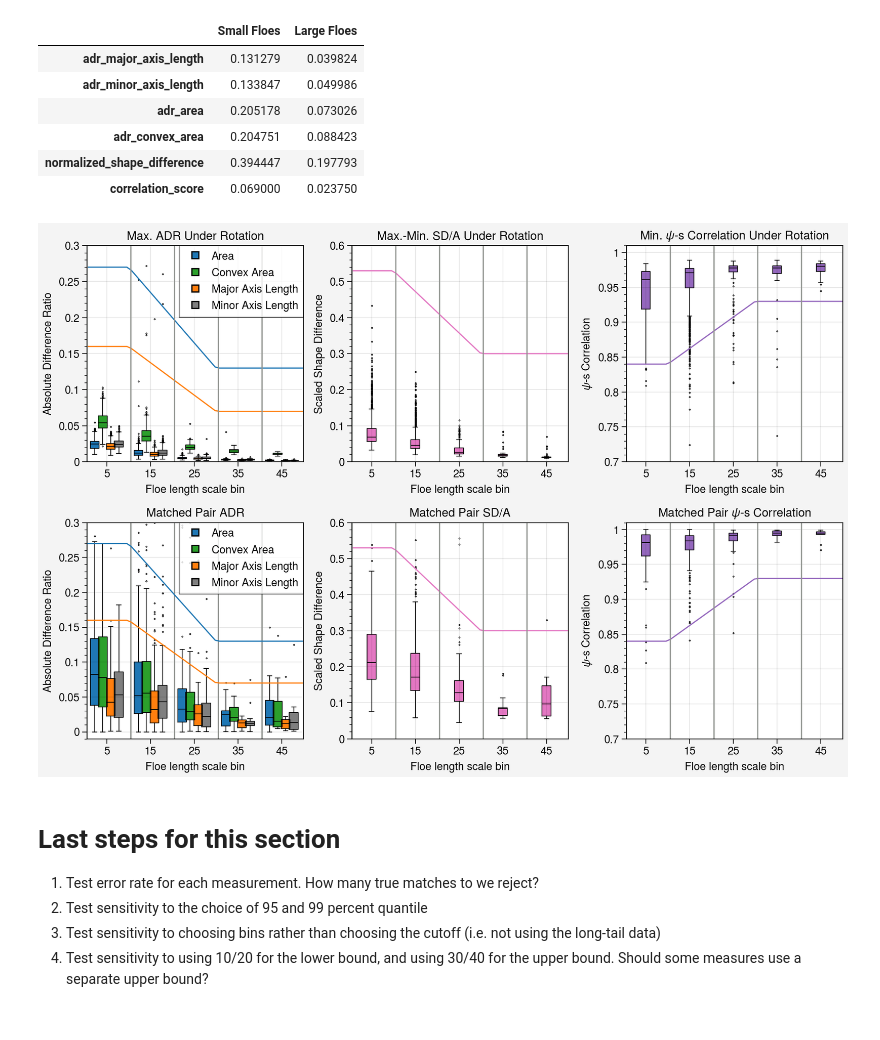
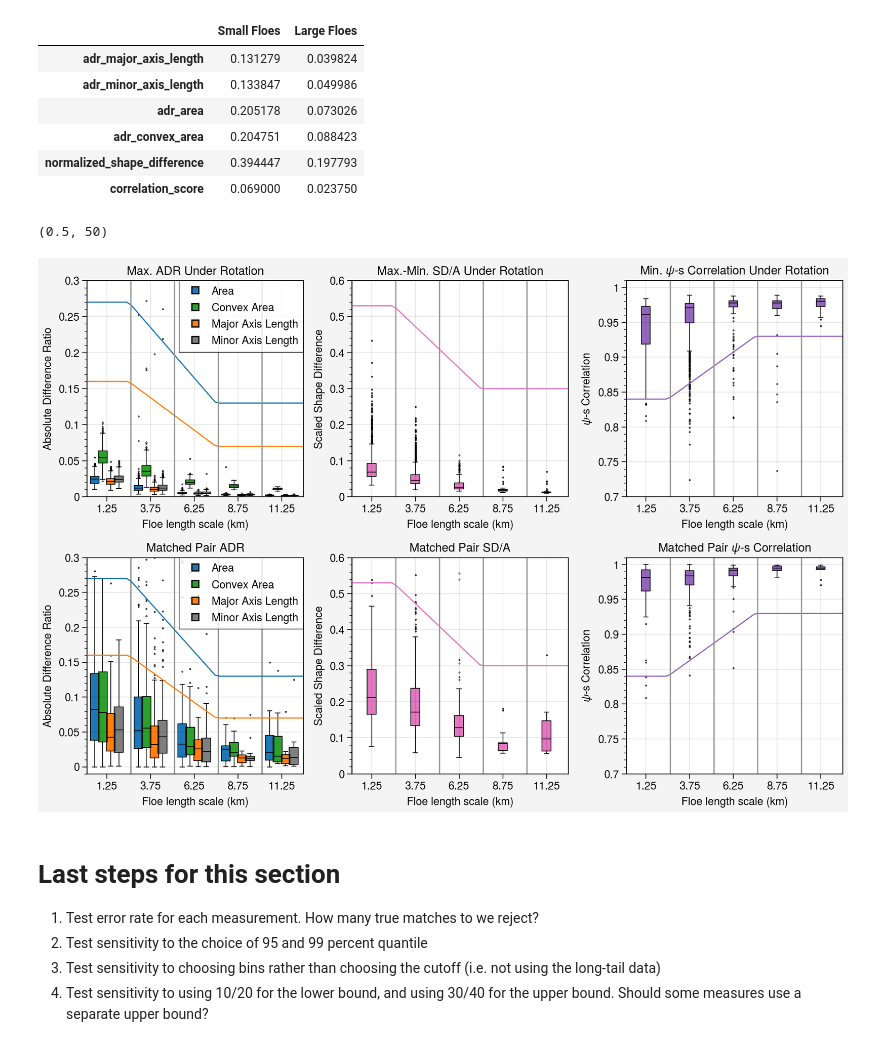
Before and after one commit to danielmwatkins/calval_tgrs, a Jupyter notebook: notebooks/tracker_matched_pairs_test_results.ipynb, the cells around one changed output. Saved outputs shown, nothing was run; the diff lists cells and outputs as text; code cells hidden in the pictures.

```diff
--- a/notebooks/tracker_matched_pairs_test_results.ipynb
+++ b/notebooks/tracker_matched_pairs_test_results.ipynb
@@ -29,0 +48,10 @@ sum(df_matched.loc[df_matched.training, 'normalized_shape_difference'] > 0.5)
+# %%
+length_min = 10
+length_max = 40
+
+fig, ax = pplt.subplots(width=6, height=3)
+x = np.linspace(min(df_mg['L']), max(df_mg['L']), 100)
+ax.scatter(df_mg['L'], df_mg['normalized_shape_difference'], marker='.', ms=4)
+ax.scatter(df_rot['L'], df_rot['max_normalized_shape_difference'], marker='.', ms=4)
+ax.plot(x, scaled_shape_difference_threshold(x), color=color, lw=1, marker='')
+ax.format(ylim=(0, 0.6), xlim=(5, 100))
@@ -58,7 +173,0 @@ ks_stat, p_value
-# %%
-fig, ax = pplt.subplots()
-ax.hist(df_matched.loc[df_matched.training & df_matched.area.between(200, 700), 'adr_convex_area'], bins=30, density=True)
-x = np.linspace(0, 1, 100)
-ax.plot(x, chi2.pdf(x, *cfit), label='chi2 fit')
-
-# ax.plot(test_fun.pdf(np.linspace(0, 1, 100)))
@@ -227,7 +368,7 @@ df_matched = df_matched.merge(
 training_idx = df_testtrain.loc[df_testtrain.satellite == 'aqua', ['case_number', 'training']].set_index('case_number')
 df_matched['training'] = training_idx.loc[df_matched['case']].values
 
-df_mg = df_matched.loc[df_matched.training & (df_mg[['terra_cloud_fraction', 'aqua_cloud_fraction']].max(axis=1) < 0.4), :].copy()
+df_mg = df_matched.loc[df_matched.training & (df_matched[['terra_cloud_fraction', 'aqua_cloud_fraction']].max(axis=1) < 0.1), :].copy()
 
 matched_bin_count = df_matched[['length_bin', 'L']].groupby('length_bin').agg(['mean', 'count'])
 matched_bin_count.columns = ['_'.join(col).strip() for col in matched_bin_count.columns.values]
@@ -248,6 +389,7 @@ matched_bin_count
 | 9 | 82.786537 | 3 | 6853.610791 |
 | 10 | 103.953351 | 4 | 10806.299264 |
 # %%
+var = 'min_psi_s_correlation'
 data = df_rot.pivot_table(columns='length_bin', values=var, index=df_rot.index)
 col_means = rotated_bin_count.loc[data.columns, 'L_mean'].round(2)
 col_counts = rotated_bin_count.loc[data.columns, 'L_count']
@@ -357,12 +543,17 @@ ax.axhline(0.07)
 
 ax = axs[1]
 ax.hist(df_rot.loc[df_rot.L > 30, 'correlation_score'])
+# %%
+xlims
+# %% [output]
+(0.5, 50)
 # %%
 n_min = 20
 
 var = 'max_adr_convex_area'
 length_min = 10
 length_max = 30
+xlims = (0.5, 50)
 x = np.linspace(xlims[0], xlims[1], 50)
 
 # Update values below based on the calibration results (99th percentile for above / below value)
@@ -404,8 +595,8 @@ for xc in bins:
 
 ax.format(xtickminor=False, #xlocator=bin_area_ave.round().values.squeeze(),
           xlocator=bin_centers, xlim=xlims, ylim=(0, 0.3),
-          xformatter=[str(int(x)) for x in bin_centers], xrotation=0,
-         title='Max. ADR Under Rotation', xlabel='Floe length scale bin', ylabel='Absolute Difference Ratio',
+          xformatter=[str(int(x) * 0.25) for x in bin_centers], xrotation=0,
+         title='Max. ADR Under Rotation', xlabel='Floe length scale (km)', ylabel='Absolute Difference Ratio',
          xgrid=True)
 ax.legend(h, ['Area', 'Convex Area', 'Major Axis Length', 'Minor Axis Length'], ncols=1)
 
@@ -425,8 +616,8 @@ for xc in bins:
 
 ax.format(xtickminor=False, #xlocator=bin_area_ave.round().values.squeeze(),
           xlocator=bin_centers, xlim=xlims, ylim=(0, 0.6),
-          xformatter=[str(int(x)) for x in bin_centers], xrotation=0,
-         title='Max.-Min. SD/A Under Rotation', xlabel='Floe length scale bin', ylabel='Scaled Shape Difference',
+          xformatter=[str(int(x) * 0.25) for x in bin_centers], xrotation=0,
+         title='Max.-Min. SD/A Under Rotation', xlabel='Floe length scale (km)', ylabel='Scaled Shape Difference',
          xgrid=True)
 
 # 3. Psi-s Correlation
@@ -445,8 +636,8 @@ for xc in bins:
 
 ax.format(xtickminor=False, #xlocator=bin_area_ave.round().values.squeeze(),
           xlocator=bin_centers, xlim=xlims, ylim=(0.7, 1.01),
-          xformatter=[str(int(x)) for x in bin_centers], xrotation=0,
-         title='Min. $\\psi$-s Correlation Under Rotation', xlabel='Floe length scale bin', ylabel='$\\psi$-s Correlation',
+          xformatter=[str(int(x) * 0.25) for x in bin_centers], xrotation=0,
+         title='Min. $\\psi$-s Correlation Under Rotation', xlabel='Floe length scale (km)', ylabel='$\\psi$-s Correlation',
          xgrid=True)
 
 ##### Matched Pairs ######
@@ -475,8 +666,8 @@ ax.plot(x, adr_major_axis_threshold(x), color='tab:orange', lw=1, marker='')
 
 ax.format(xtickminor=False, #xlocator=bin_area_ave.round().values.squeeze(),
           xlocator=bin_centers, xlim=xlims, ylim=(-0.01, 0.3),
-          xformatter=[str(int(x)) for x in bin_centers], xrotation=0,
-          title='Matched Pair ADR', xlabel='Floe length scale bin', ylabel='Absolute Difference Ratio',
+          xformatter=[str(int(x) * 0.25) for x in bin_centers], xrotation=0,
+          title='Matched Pair ADR', xlabel='Floe length scale (km)', ylabel='Absolute Difference Ratio',
           xgrid=False)
 
 ax.legend(h, ['Area', 'Convex Area', 'Major Axis Length', 'Minor Axis Length'], ncols=1)
@@ -489,38 +680,39 @@ data = df_mg.pivot_table(columns='length_bin', values=var, index=df_mg.index)
 data = data.loc[:, [x for x in data.columns if col_counts[x] >= n_min]]
 data.columns = bin_centers[col_counts[col_counts >= n_min].index - 1]
 ax.box(data, fillcolor=color,  showfliers=True, marker='.', markersize=1, widths=2)
 ax.plot(x, scaled_shape_difference_threshold(x), color=color, lw=1, marker='')
 for xc in bins:
     ax.axvline(xc + 0.5, lw=1, color='gray')
 
 ax.format(xtickminor=False, #xlocator=bin_area_ave.round().values.squeeze(),
           xlocator=bin_centers, xlim=xlims, ylim=(0, 0.6),
-          xformatter=[str(int(x)) for x in bin_centers], xrotation=0,
-         title='Matched Pair SD/A', xlabel='Floe length scale bin', ylabel='Scaled Shape Difference',
+          xformatter=[str(int(x) * 0.25) for x in bin_centers], xrotation=0,
+         title='Matched Pair SD/A', xlabel='Floe length scale (km)', ylabel='Scaled Shape Difference',
          xgrid=True)
 
 
 # 2. Psi-S Correlation
 ax = axs[1,2]
 var =  'psi_s_correlation'
 color = 'tab:purple'
 data = df_mg.pivot_table(columns='length_bin', values=var, index=df_mg.index)
 data = data.loc[:, [x for x in data.columns if col_counts[x] >= n_min]]
 data.columns = bin_centers[col_counts[col_counts >= n_min].index - 1]
 ax.box(data, fillcolor=color,  showfliers=True, marker='.', markersize=1, widths=2)
 ax.plot(x, psi_s_corr_threshold(x), color=color, lw=1, marker='')
 for xc in bins:
     ax.axvline(xc + 0.5, lw=1, color='gray')
 
 ax.format(xtickminor=False, #xlocator=bin_area_ave.round().values.squeeze(),
           xlocator=bin_centers, xlim=xlims, ylim=(0.7, 1.01),
-          xformatter=[str(int(x)) for x in bin_centers], xrotation=0,
-         title='Matched Pair $\\psi$-s Correlation', xlabel='Floe length scale bin', ylabel='$\\psi$-s Correlation',
+          xformatter=[str(int(x) * 0.25) for x in bin_centers], xrotation=0,
+         title='Matched Pair $\\psi$-s Correlation', xlabel='Floe length scale (km)', ylabel='$\\psi$-s Correlation',
          xgrid=True)
 
 # TBD: Determine where the small / large cutoffs should be
+fig.save('../figures/fig_XX_ADR_psi-s_normSD.png', dpi=300)
 # %% [output]
-[figure, old version]
+[figure, new version]
 # %% [markdown]
 # Last steps for this section
 1. Test error rate for each measurement. How many true matches to we reject?
```
Also changed, not shown: parts of 27 cells of this notebook, 4 other files.
